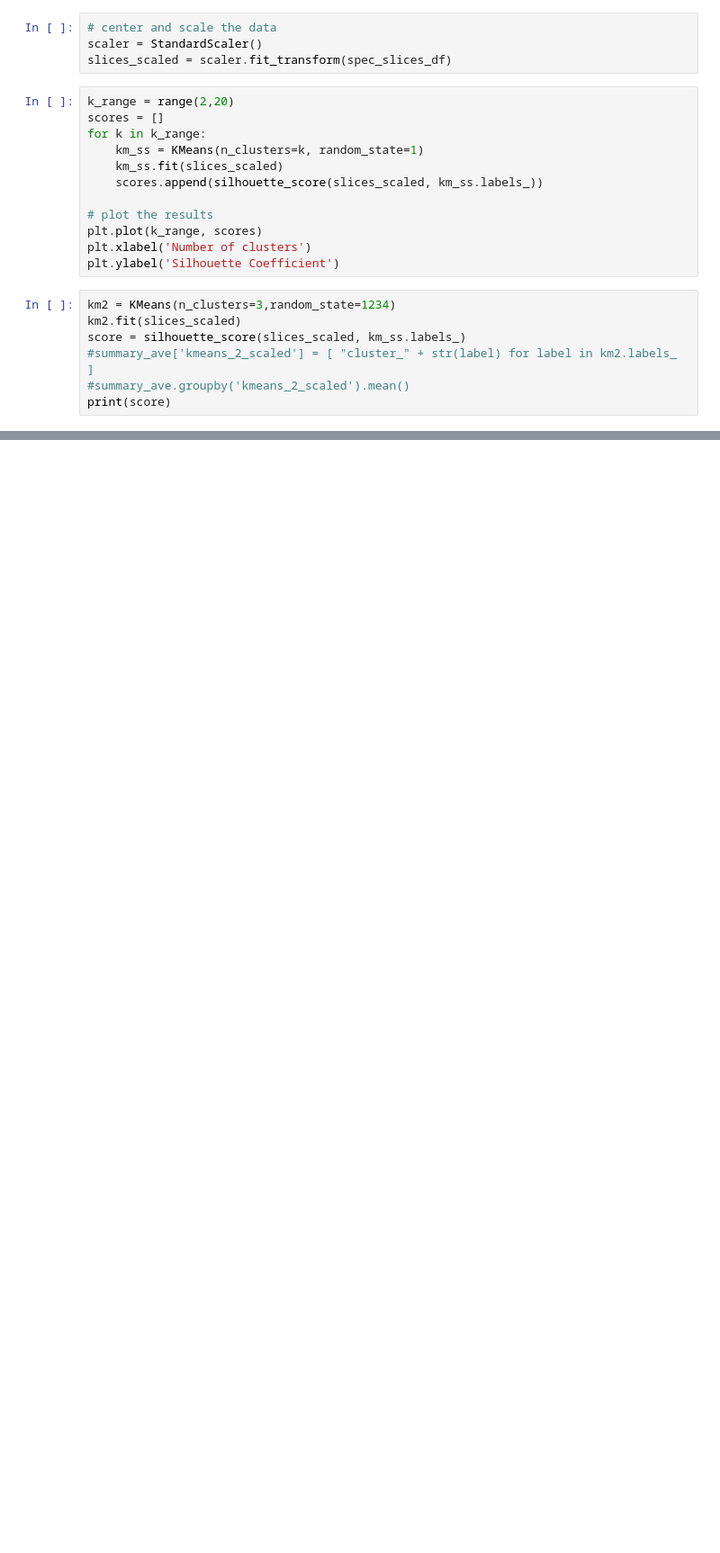
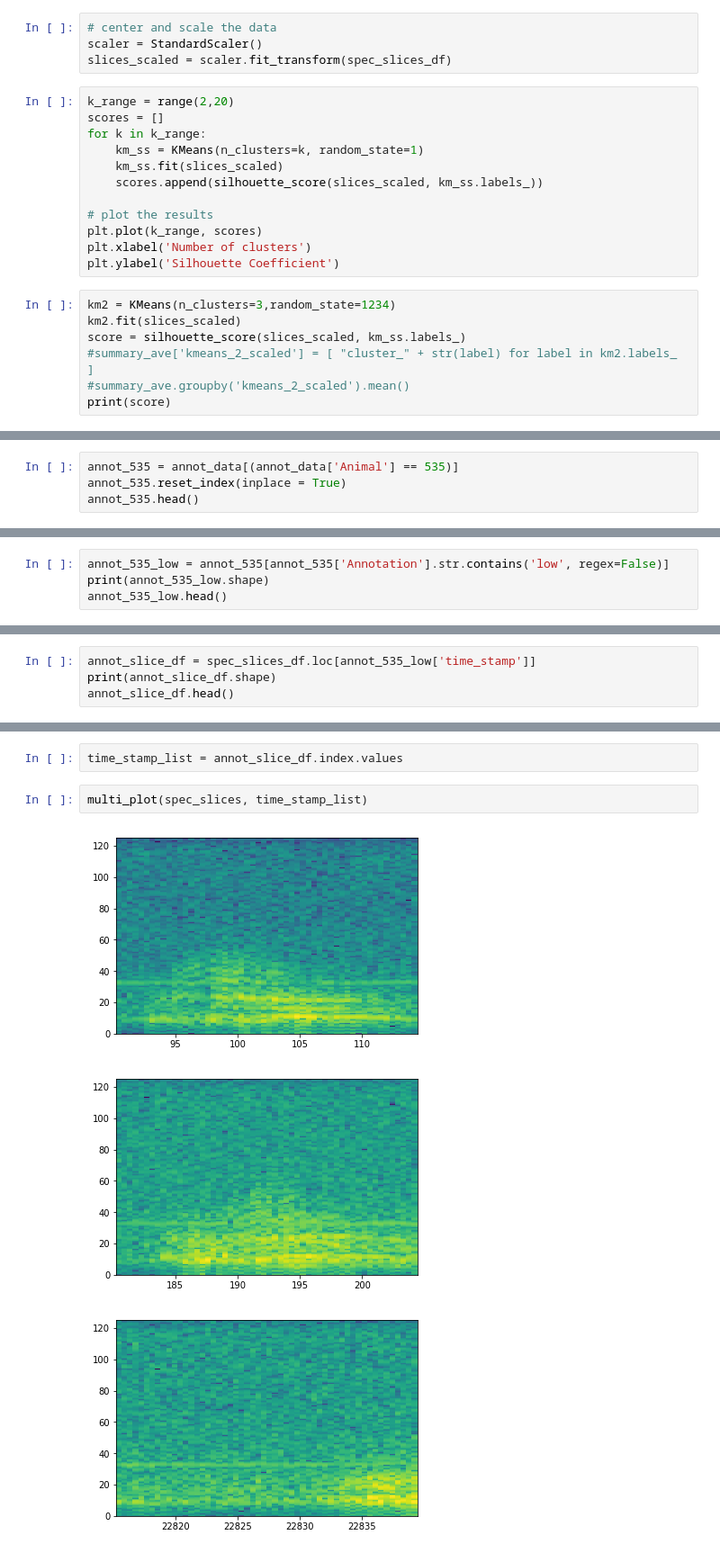
Before and after one commit to grace3999/USV_Python, a Jupyter notebook: Notebooks/Spectrogram.ipynb, the cells around one changed output, grey strips where cells are left out. Shown at 90% size. Cells and saved outputs as stored; diff of their text form; blank space fills up the shorter version.

```diff
--- a/Notebooks/Spectrogram.ipynb
+++ b/Notebooks/Spectrogram.ipynb
@@ -265,0 +424,4 @@ print(score)
+# %%
+annot_535 = annot_data[(annot_data['Animal'] == 535)]
+annot_535.reset_index(inplace = True)
+annot_535.head()
@@ -265,0 +435,4 @@ print(score)
+# %%
+annot_535_low = annot_535[annot_535['Annotation'].str.contains('low', regex=False)]
+print(annot_535_low.shape)
+annot_535_low.head()
@@ -265,0 +447,4 @@ print(score)
+# %%
+annot_slice_df = spec_slices_df.loc[annot_535_low['time_stamp']]
+print(annot_slice_df.shape)
+annot_slice_df.head()
@@ -265,0 +460,8 @@ print(score)
+# %%
+time_stamp_list = annot_slice_df.index.values
+# %%
+multi_plot(spec_slices, time_stamp_list)
+# %% [output]
+[figure, added]
+[figure, added]
+[figure, added]
```
Also changed, not shown: parts of 63 cells of this notebook, 2 other files.
